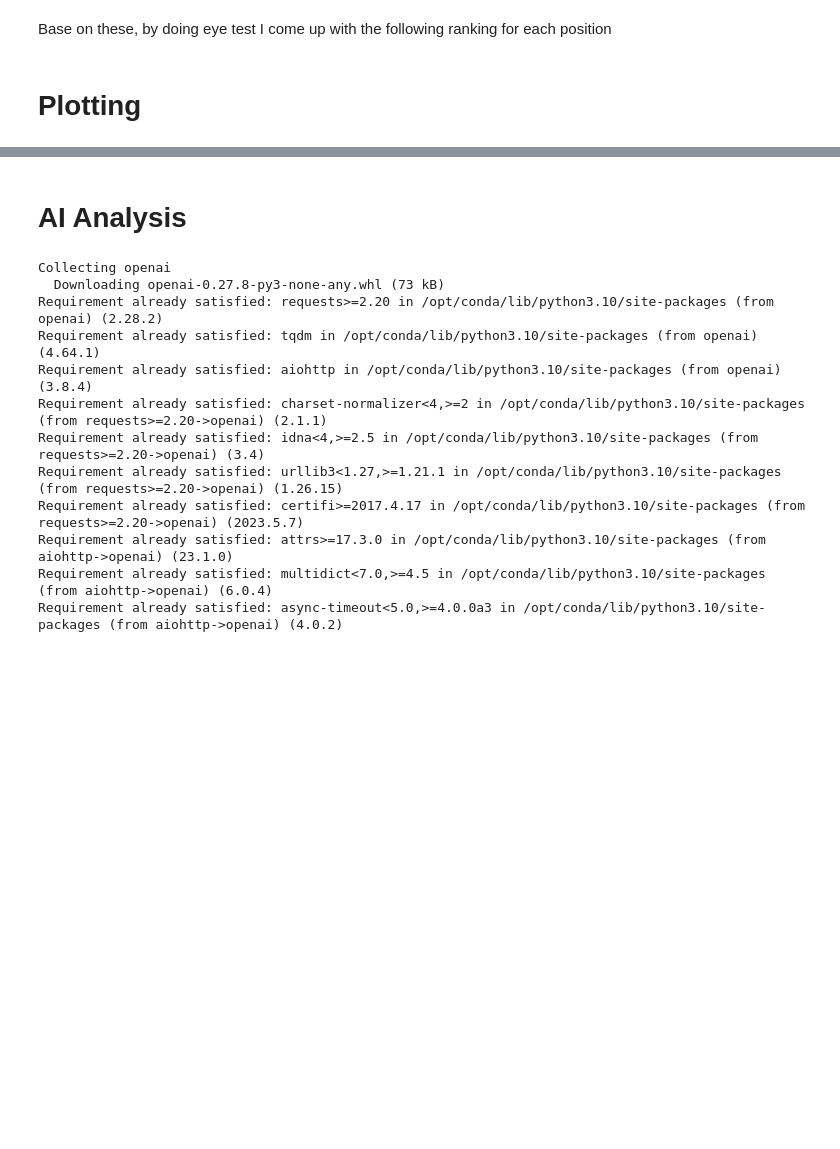
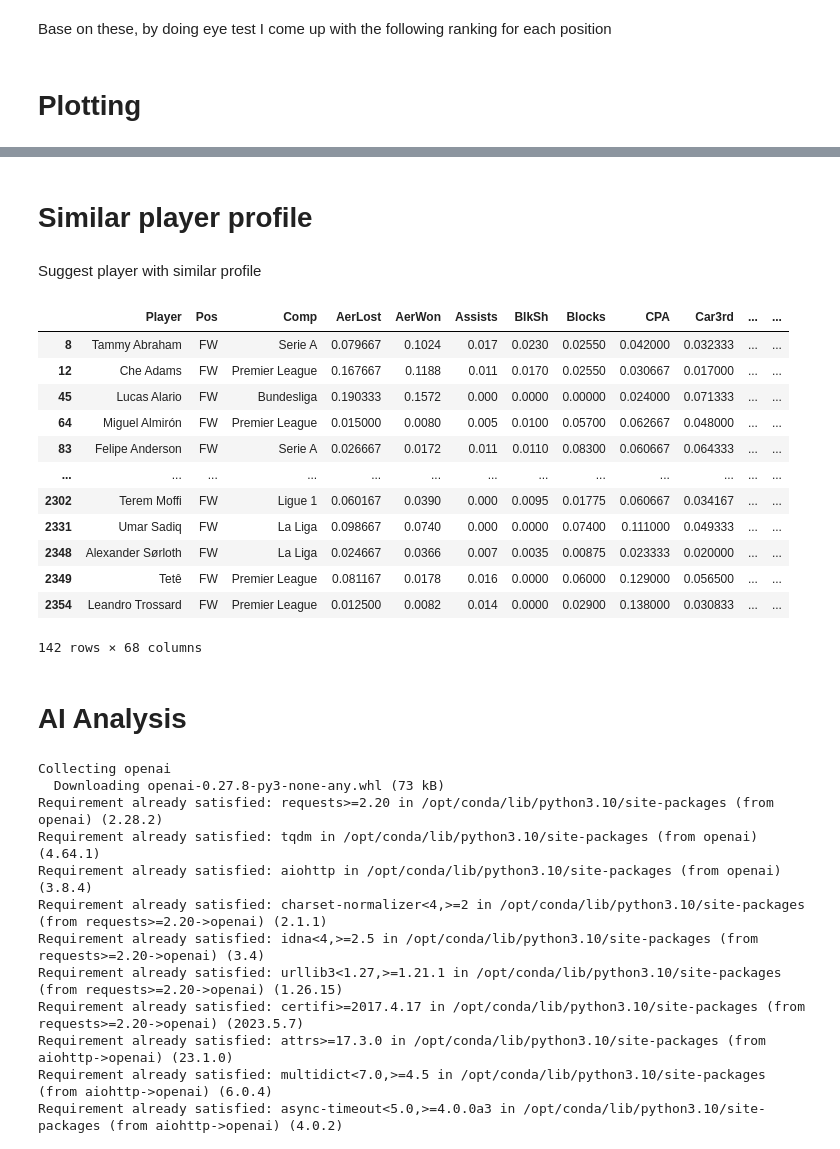
Before and after one commit to quangbui04/Football-Player-Comparison, a Jupyter notebook: football-players-visualization.ipynb, the cells around one changed output, grey strips where cells are left out. Saved outputs shown, nothing was run; the diff lists cells and outputs as text; code cells hidden in the pictures; blank space fills up the shorter version.

```diff
--- a/football-players-visualization.ipynb
+++ b/football-players-visualization.ipynb
@@ -244,14 +321,16 @@ all_positions = list(np.unique(df_players["Pos"].values))
 # %%
+N_CLUSTERS = 3
 def kmeans_position(df, position, cluster, features):
     '''
     Train a KMeans model to cluster players at each position
     '''
-    kmeans = KMeans(n_clusters=cluster, n_init=10, random_state=1)
-    df_position = df_players[(df_players["Pos"]==position)]
-    kmeans.fit(df_position.iloc[:, 6:][features])
-    position_pred = kmeans.predict(df_position.iloc[:, 6:][features])
+    kmeans = KMeans(n_clusters=cluster, init='k-means++', n_init=10, random_state=1)
+    df_position = df[(df["Pos"]==position)]
+    kmeans.fit(df_position[features])
+    position_pred = kmeans.predict(df_position[features])
     df_position.loc[:, "Class"] = position_pred
-    return df_position
+    silhouette_avg = silhouette_score(df_position[features], position_pred)
+    return df_position, silhouette_avg
 
 def kmeans_general_position(df, general_position, cluster, features):
     '''
@@ -259,8 +338,13 @@ def kmeans_general_position(df, general_position, cluster, features):
     like striker, midfield, defender, or goalkeeper
     '''
     df_positions = []
+    silhouette_avg_list = []
+    for i in range(len(general_position)):
+        df_position, silhouette_avg = kmeans_position(df, general_position[i], cluster, features)
+        df_positions.append(df_position)
+        silhouette_avg_list.append(silhouette_avg)
+    return df_positions, silhouette_avg_list
 
-    for i in range(len(general_position)):
-        df_position = kmeans_position(df, general_position[i], cluster, features)
-        df_positions.append(df_position)
-    return df_positions
+df_striker, striker_silhouette_avg_list = kmeans_general_position(df_radar, forward_position, N_CLUSTERS, forward_features)
+df_midfield, midfield_silhouette_avg_list = kmeans_general_position(df_radar, midfield_position, N_CLUSTERS, midfielder_features)
+df_defender, defender_silhouette_avg_list = kmeans_general_position(df_radar, defender_position, N_CLUSTERS, defender_features)
@@ -272,5 +368,0 @@ gk_position = ["GK"]
-# %%
-df_striker = kmeans_general_position(df_players, forward_position, 5, forward_features + playing_time)
-df_midfield = kmeans_general_position(df_players, midfield_position, 5, midfielder_features + playing_time)
-df_defender = kmeans_general_position(df_players, defender_position, 5, defender_features + playing_time)
-df_gk = kmeans_general_position(df_players, gk_position, 5, list(df_players.columns)[6:])
@@ -709,6 +847,26 @@ plot_radar("Erling Haaland", df_radar)
 # %% [output]
 The frame.append method is deprecated and will be removed from pandas in a future version. Use pandas.concat instead.
 [interactive output not drawn]
+# %% [markdown]
+# Similar player profile
+# %% [markdown]
+Suggest player with similar profile
+# %%
+df_radar[(df_radar["Class"]==1) & (df_radar["Pos"]=="FW")]
+# %% [output]
+|  | Player | Pos | Comp | AerLost | AerWon | Assists | BlkSh | Blocks | CPA | Car3rd | ... | ... |
+| 8 | Tammy Abraham | FW | Serie A | 0.079667 | 0.1024 | 0.017 | 0.0230 | 0.02550 | 0.042000 | 0.032333 | ... | ... |
+| 12 | Che Adams | FW | Premier League | 0.167667 | 0.1188 | 0.011 | 0.0170 | 0.02550 | 0.030667 | 0.017000 | ... | ... |
+| 45 | Lucas Alario | FW | Bundesliga | 0.190333 | 0.1572 | 0.000 | 0.0000 | 0.00000 | 0.024000 | 0.071333 | ... | ... |
+| 64 | Miguel Almirón | FW | Premier League | 0.015000 | 0.0080 | 0.005 | 0.0100 | 0.05700 | 0.062667 | 0.048000 | ... | ... |
+| 83 | Felipe Anderson | FW | Serie A | 0.026667 | 0.0172 | 0.011 | 0.0110 | 0.08300 | 0.060667 | 0.064333 | ... | ... |
+| ... | ... | ... | ... | ... | ... | ... | ... | ... | ... | ... | ... | ... |
+| 2302 | Terem Moffi | FW | Ligue 1 | 0.060167 | 0.0390 | 0.000 | 0.0095 | 0.01775 | 0.060667 | 0.034167 | ... | ... |
+| 2331 | Umar Sadiq | FW | La Liga | 0.098667 | 0.0740 | 0.000 | 0.0000 | 0.07400 | 0.111000 | 0.049333 | ... | ... |
+| 2348 | Alexander Sørloth | FW | La Liga | 0.024667 | 0.0366 | 0.007 | 0.0035 | 0.00875 | 0.023333 | 0.020000 | ... | ... |
+| 2349 | Tetê | FW | Premier League | 0.081167 | 0.0178 | 0.016 | 0.0000 | 0.06000 | 0.129000 | 0.056500 | ... | ... |
+| 2354 | Leandro Trossard | FW | Premier League | 0.012500 | 0.0082 | 0.014 | 0.0000 | 0.02900 | 0.138000 | 0.030833 | ... | ... |
+142 rows × 68 columns
 # %% [markdown]
 # AI Analysis
 # %%
```
Also changed, not shown: parts of 52 cells of this notebook.
